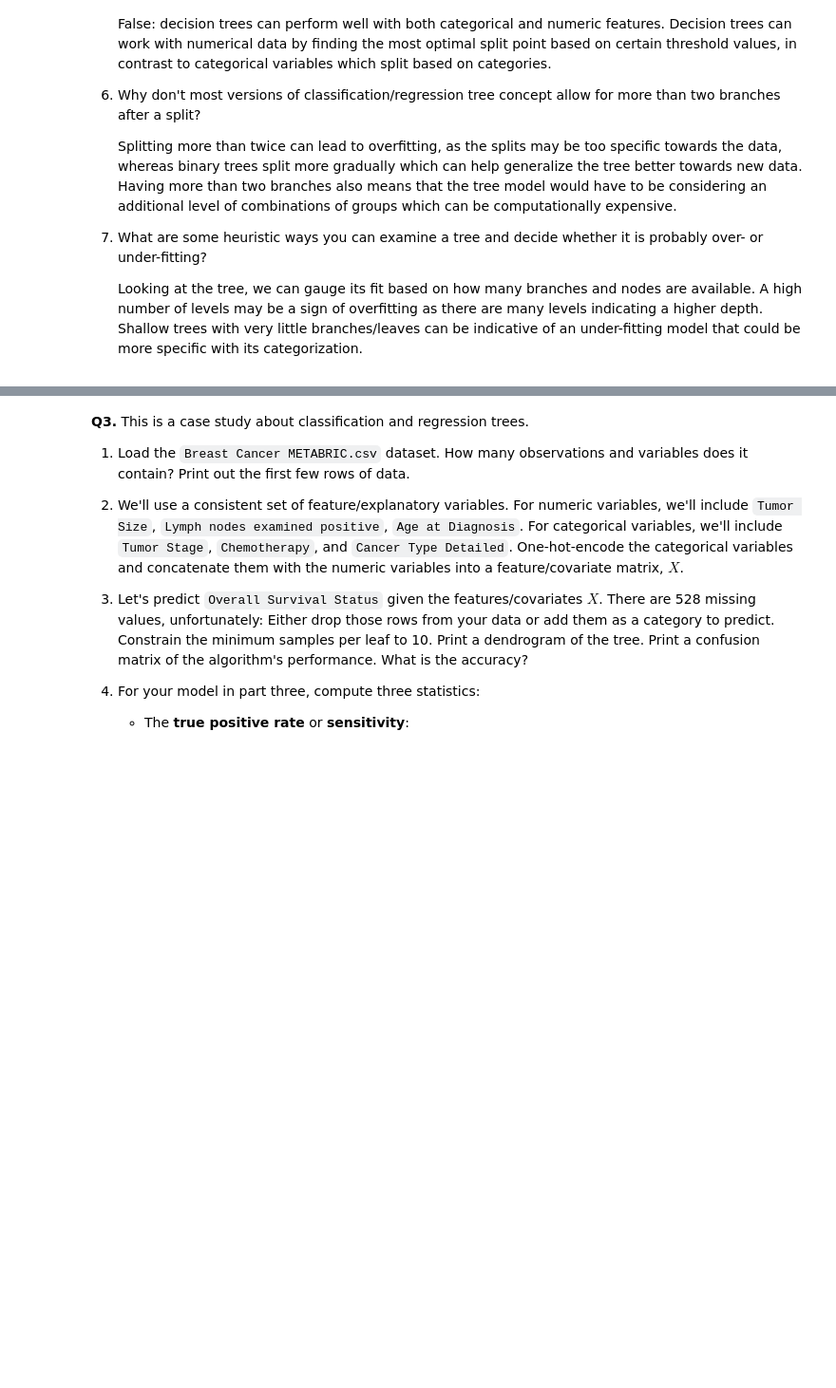
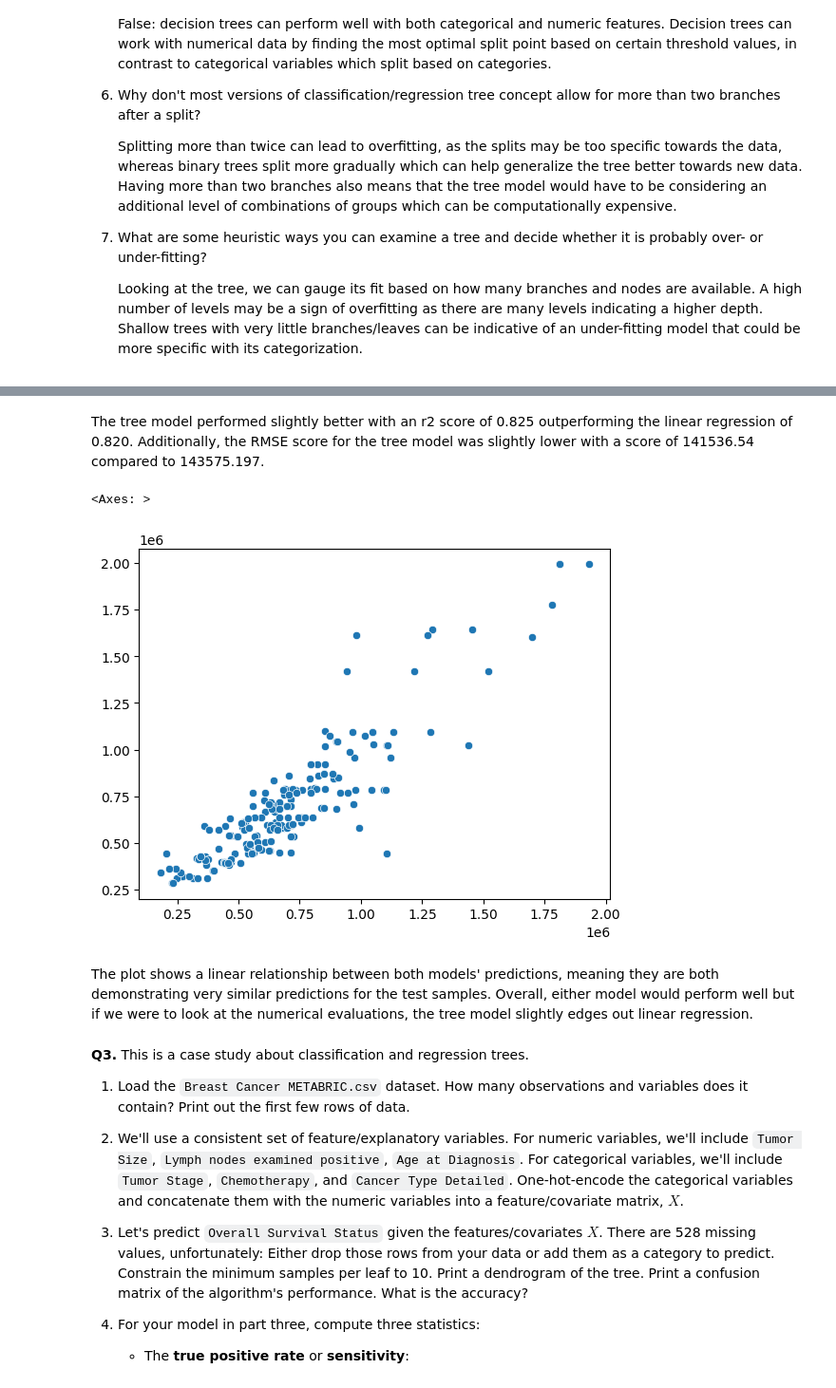
Before and after one commit to yuthimreddy/trees, a Jupyter notebook: assignment/assignment.ipynb, the cells around one changed output, grey strips where cells are left out. Shown at 95% size. Drawn from its saved outputs; the diff is of its cells as text; code cells hidden in the pictures; blank space fills up the shorter version.

```diff
--- a/assignment/assignment.ipynb
+++ b/assignment/assignment.ipynb
@@ -105,3 +194,15 @@ Rsq :  -0.011138951119078921
+# %% [markdown]
+The tree model performed slightly better with an r2 score of 0.825 outperforming the linear regression of 0.820. Additionally, the RMSE score for the tree model was slightly lower with a score of 141536.54 compared to 143575.197.
+# %%
+# 6. Making plots:
+y_hat_tree = model.predict(X_test)
+
+sns.scatterplot(x=y_hat_lin, y=y_hat_tree)
+# %% [output]
+<Axes: >
+[figure, added]
+# %% [markdown]
+The plot shows a linear relationship between both models' predictions, meaning they are both demonstrating very similar predictions for the test samples. Overall, either model would perform well but if we were to look at the numerical evaluations, the tree model slightly edges out linear regression.
 # %% [markdown]
 **Q3.** This is a case study about classification and regression trees.
 
```
Also changed, not shown: parts of 15 cells of this notebook.
